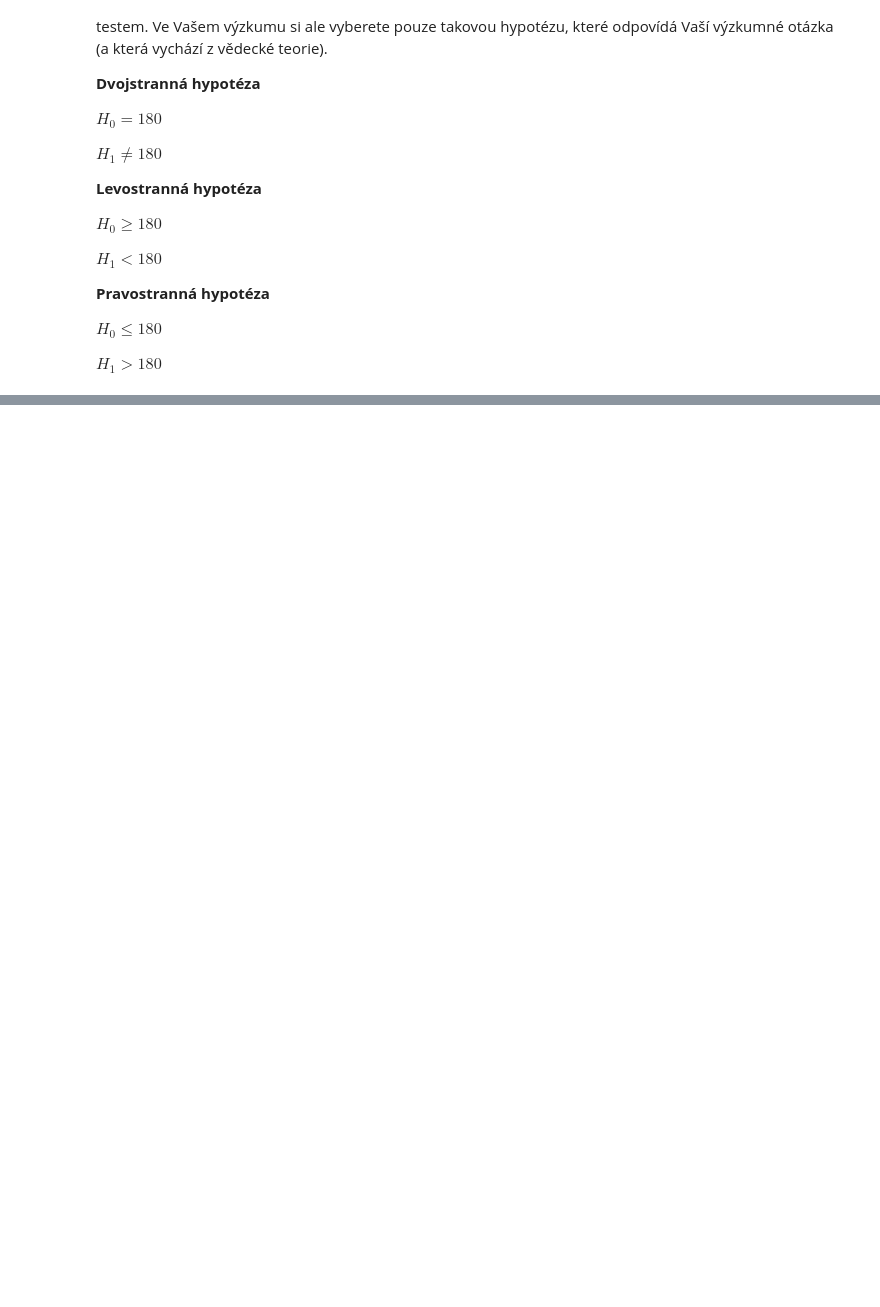
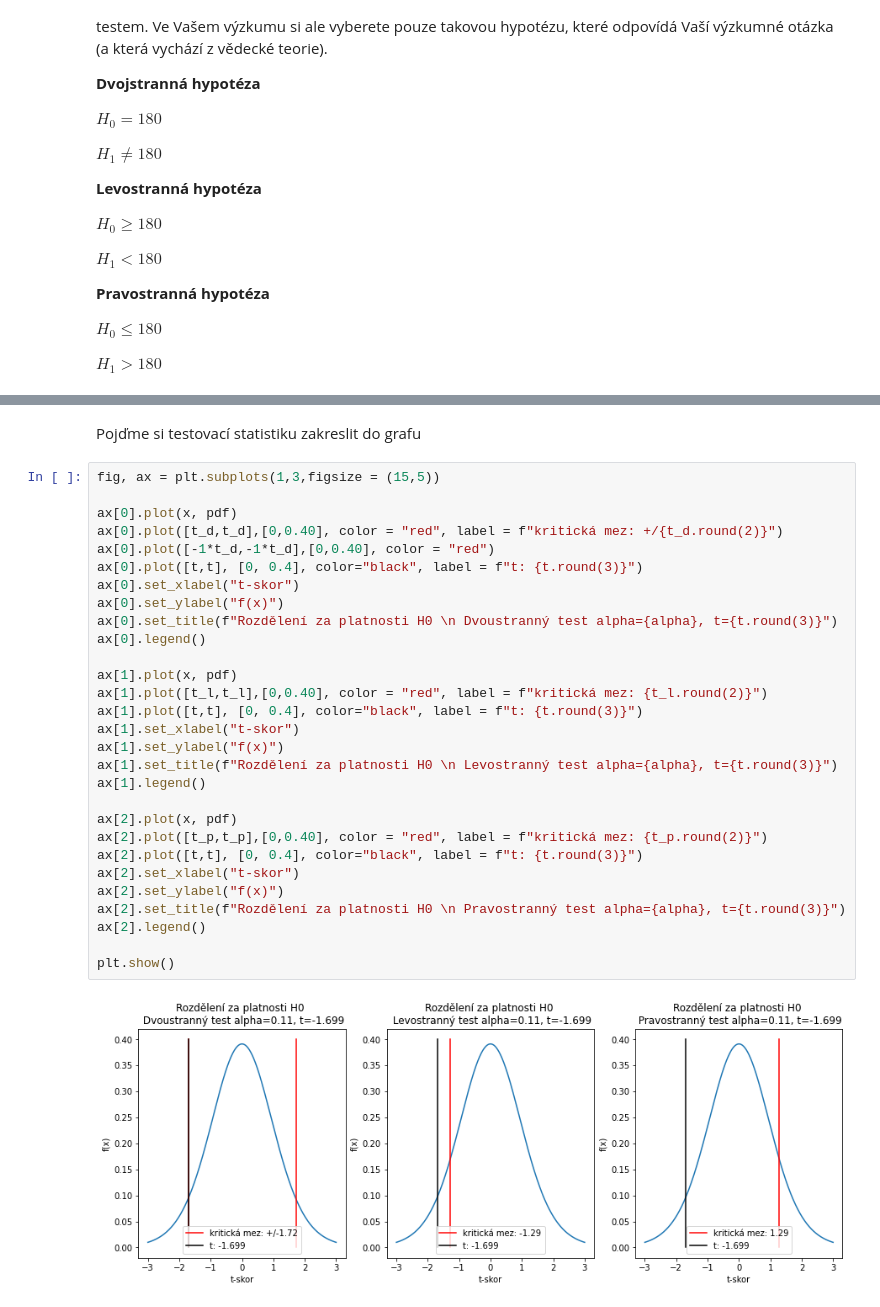
Before and after one commit to schubertjan/cuni, a Jupyter notebook: stats/cviceni/cviceni_5/statisticke_testovani.ipynb, the cells around one changed output, grey strips where cells are left out. Cells and saved outputs as stored; diff of their text form; blank space fills up the shorter version.

```diff
--- a/stats/cviceni/cviceni_5/statisticke_testovani.ipynb
+++ b/stats/cviceni/cviceni_5/statisticke_testovani.ipynb
@@ -159,0 +208,33 @@ plt.show()
+# %% [markdown]
+Pojďme si testovací statistiku zakreslit do grafu
+# %%
+fig, ax = plt.subplots(1,3,figsize = (15,5))
+
+ax[0].plot(x, pdf)
+ax[0].plot([t_d,t_d],[0,0.40], color = "red", label = f"kritická mez: +/{t_d.round(2)}")
+ax[0].plot([-1*t_d,-1*t_d],[0,0.40], color = "red")
+ax[0].plot([t,t], [0, 0.4], color="black", label = f"t: {t.round(3)}")
+ax[0].set_xlabel("t-skor")
+ax[0].set_ylabel("f(x)")
+ax[0].set_title(f"Rozdělení za platnosti H0 \n Dvoustranný test alpha={alpha}, t={t.round(3)}")
+ax[0].legend()
+
+ax[1].plot(x, pdf)
+ax[1].plot([t_l,t_l],[0,0.40], color = "red", label = f"kritická mez: {t_l.round(2)}")
+ax[1].plot([t,t], [0, 0.4], color="black", label = f"t: {t.round(3)}")
+ax[1].set_xlabel("t-skor")
+ax[1].set_ylabel("f(x)")
+ax[1].set_title(f"Rozdělení za platnosti H0 \n Levostranný test alpha={alpha}, t={t.round(3)}")
+ax[1].legend()
+
+ax[2].plot(x, pdf)
+ax[2].plot([t_p,t_p],[0,0.40], color = "red", label = f"kritická mez: {t_p.round(2)}")
+ax[2].plot([t,t], [0, 0.4], color="black", label = f"t: {t.round(3)}")
+ax[2].set_xlabel("t-skor")
+ax[2].set_ylabel("f(x)")
+ax[2].set_title(f"Rozdělení za platnosti H0 \n Pravostranný test alpha={alpha}, t={t.round(3)}")
+ax[2].legend()
+
+plt.show()
+# %% [output]
+[figure, added]
```
Also changed, not shown: parts of 19 cells of this notebook.
